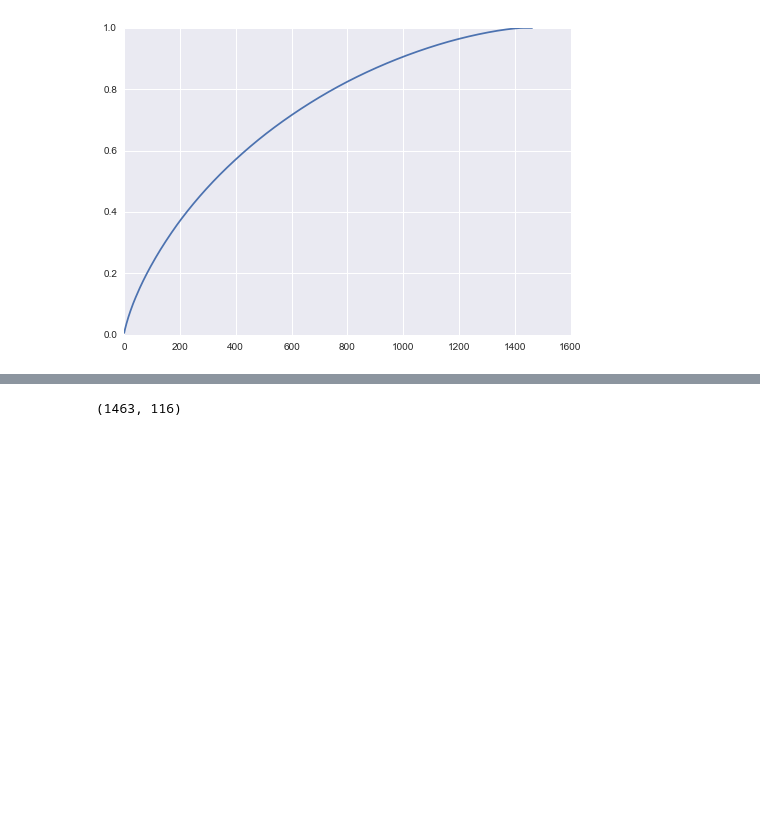
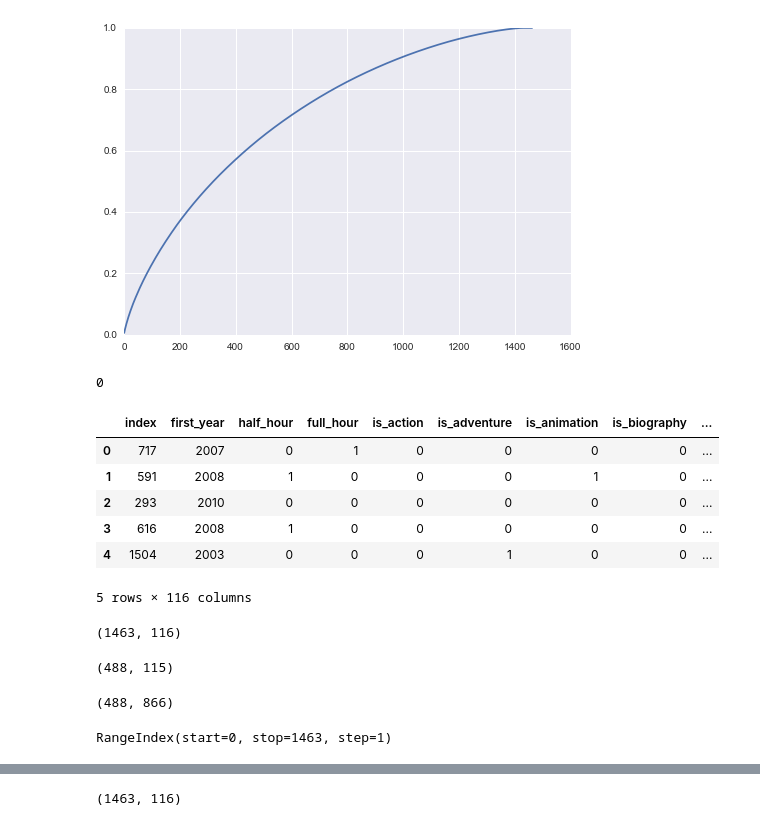
Before and after one commit to cgeppig/Will_My_Show_Get_Cancelled, a Jupyter notebook: Capstone Modeling.ipynb, the cells around one changed output, grey strips where cells are left out. Saved outputs shown, nothing was run; the diff lists cells and outputs as text; code cells hidden in the pictures; blank space fills up the shorter version.

```diff
--- a/Capstone Modeling.ipynb
+++ b/Capstone Modeling.ipynb
@@ -428,0 +462,14 @@ plt.plot(np.cumsum(pca.explained_variance_ratio_))
+# %%
+pd.DataFrame(pca_plot).isnull().sum().sum()
+# %% [output]
+0
+# %%
+x_train_noindex = x_train.reset_index()
+# %% [output]
+|  | index | first_year | half_hour | full_hour | is_action | is_adventure | is_animation | is_biography | ... |
+| 0 | 717 | 2007 | 0 | 1 | 0 | 0 | 0 | 0 | ... |
+| 1 | 591 | 2008 | 1 | 0 | 0 | 0 | 1 | 0 | ... |
+| 2 | 293 | 2010 | 0 | 0 | 0 | 0 | 0 | 0 | ... |
+| 3 | 616 | 2008 | 1 | 0 | 0 | 0 | 0 | 0 | ... |
+| 4 | 1504 | 2003 | 0 | 0 | 0 | 1 | 0 | 0 | ... |
+5 rows × 116 columns
@@ -428,0 +478,8 @@ plt.plot(np.cumsum(pca.explained_variance_ratio_))
+# %%
+x_test_noindex.shape
+# %% [output]
+(1463, 116)
+# %%
+x_test.shape
+# %% [output]
+(488, 115)
@@ -428,0 +490,8 @@ plt.plot(np.cumsum(pca.explained_variance_ratio_))
+# %%
+x_test_pca.shape
+# %% [output]
+(488, 866)
+# %%
+x_train_noindex.index
+# %% [output]
+RangeIndex(start=0, stop=1463, step=1)
```
Also changed, not shown: parts of 41 cells of this notebook, 1 other file.
